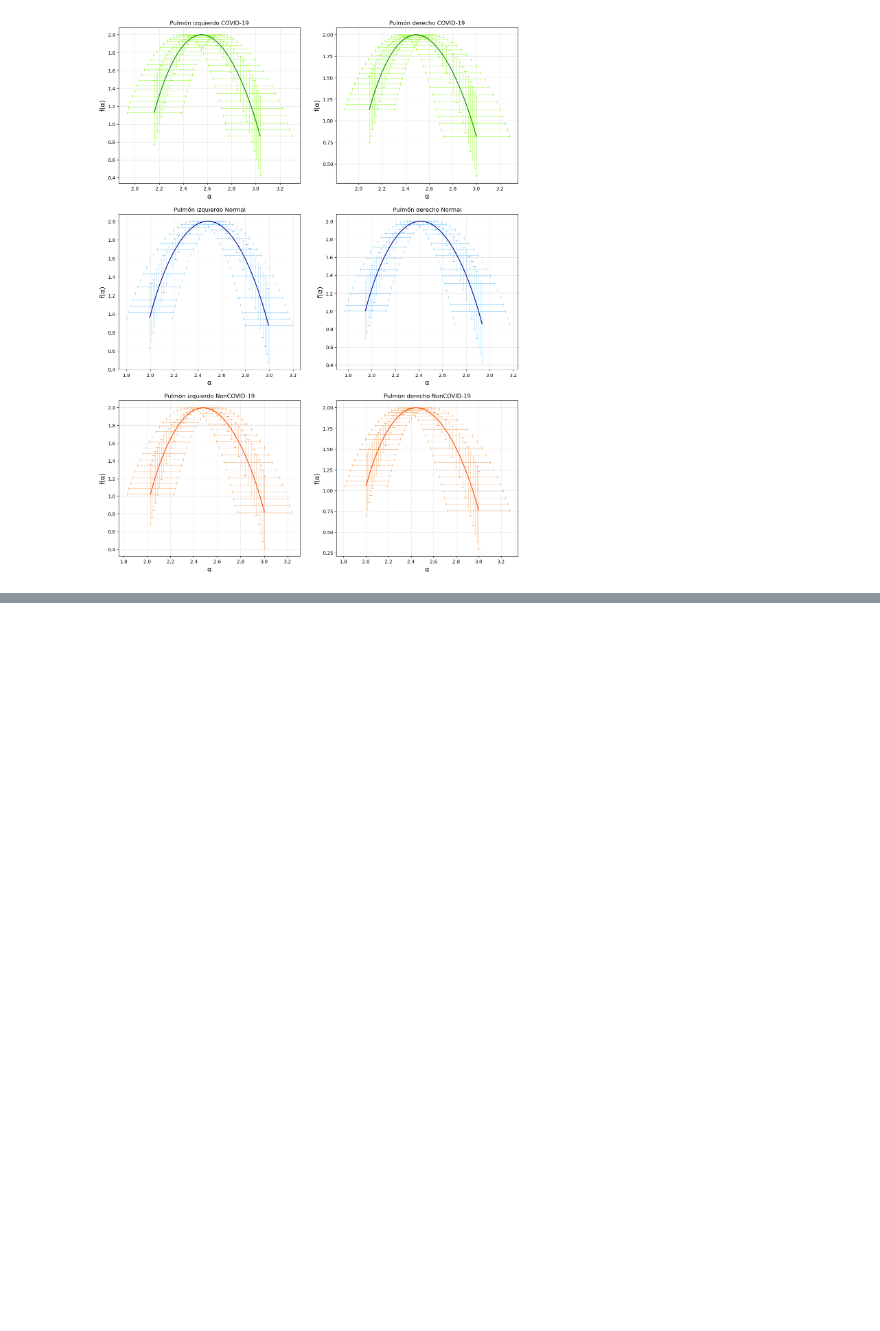
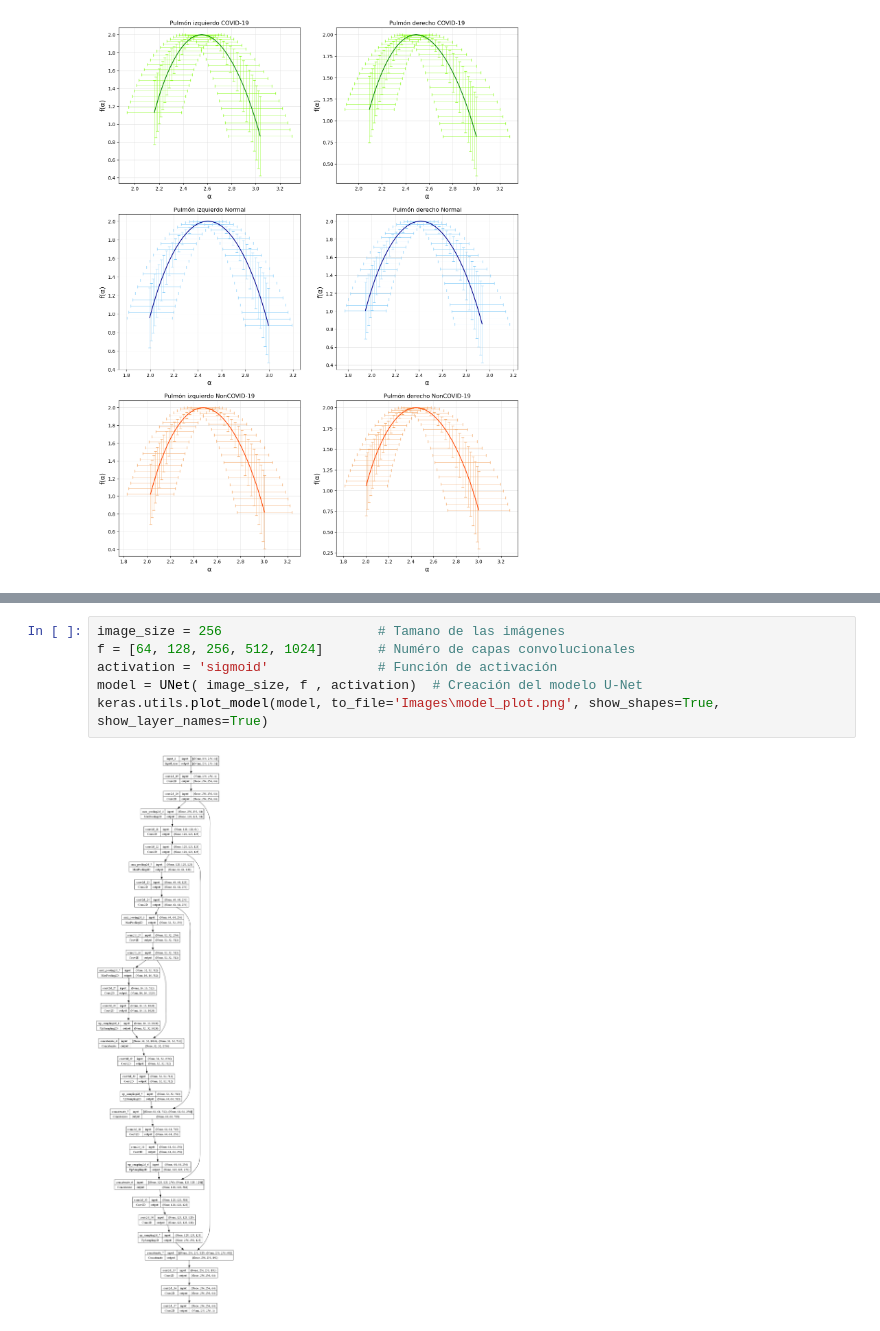
Before and after one commit to JardiGarci/CovidClassification, a Jupyter notebook: GeneraImages.ipynb, the cells around one changed output, grey strips where cells are left out. Drawn from its saved outputs; the diff is of its cells as text; blank space fills up the shorter version.

```diff
--- a/GeneraImages.ipynb
+++ b/GeneraImages.ipynb
@@ -186,0 +230,8 @@ plt.savefig("Images\Errores_MF-MDF.png", bbox_inches='tight')
+# %%
+image_size = 256                    # Tamano de las imágenes
+f = [64, 128, 256, 512, 1024]       # Numéro de capas convolucionales
+activation = 'sigmoid'              # Función de activación
+model = UNet( image_size, f , activation)  # Creación del modelo U-Net
+keras.utils.plot_model(model, to_file='Images\model_plot.png', show_shapes=True, show_layer_names=True)
+# %% [output]
+[figure, added]
```
Also changed, not shown: parts of 3 cells of this notebook, 6 other files.
